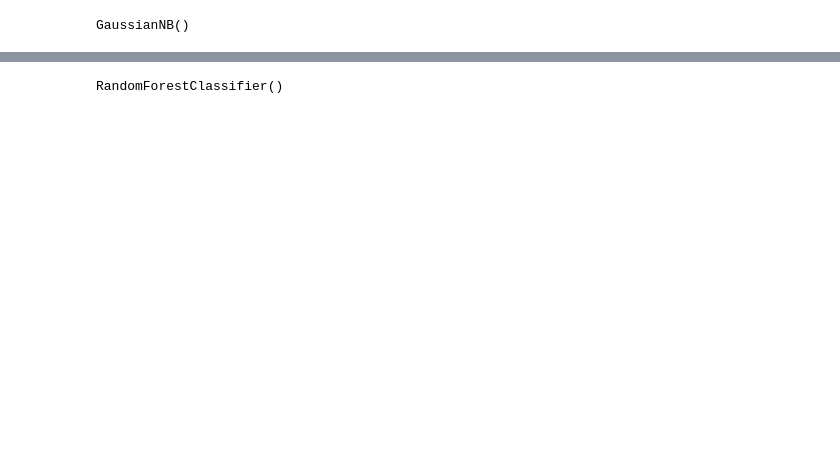
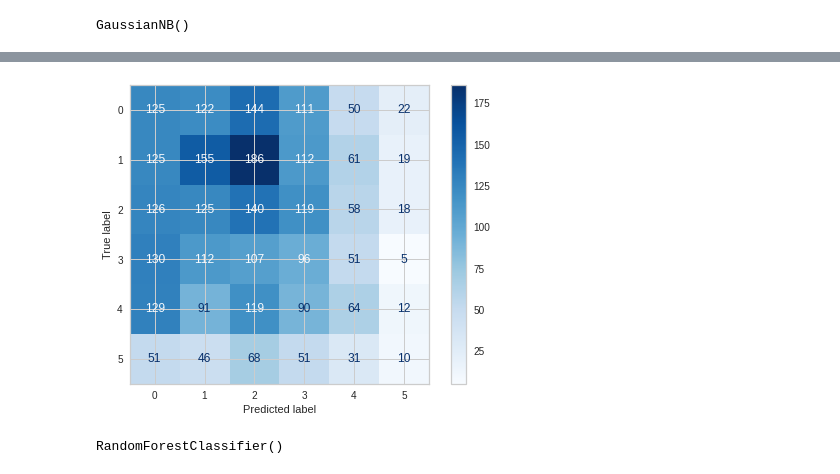
Before and after one commit to Ashwin1234/CS-521-Project, a Jupyter notebook: CS521Project.ipynb, the cells around one changed output, grey strips where cells are left out. Drawn from its saved outputs; the diff is of its cells as text; code cells hidden in the pictures; blank space fills up the shorter version.

```diff
--- a/CS521Project.ipynb
+++ b/CS521Project.ipynb
@@ -273,3 +287,9 @@ print(gnb.score(x_test,y_test))
+# %%
+disp = plot_confusion_matrix(gnb, x_test, y_test,
+                                 display_labels=class_names,
+                                 cmap=plt.cm.Blues)
+# %% [output]
+[figure, added]
 # %%
 rfc = RandomForestClassifier()
 # %%
```
Also changed, not shown: parts of 61 cells of this notebook.
